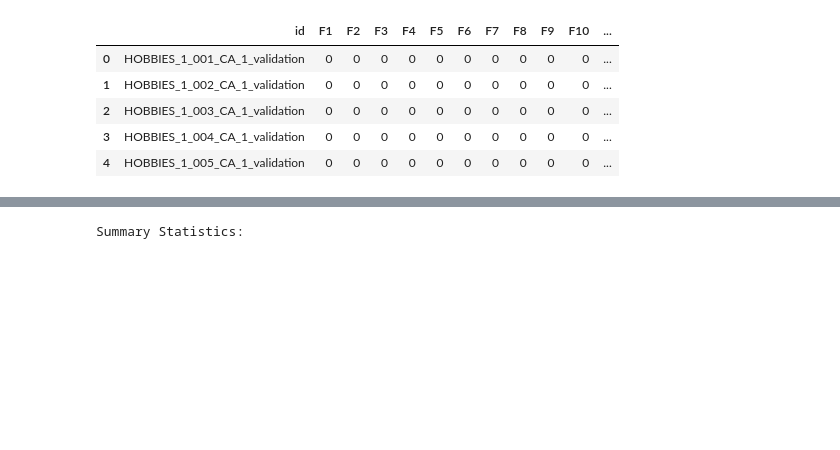
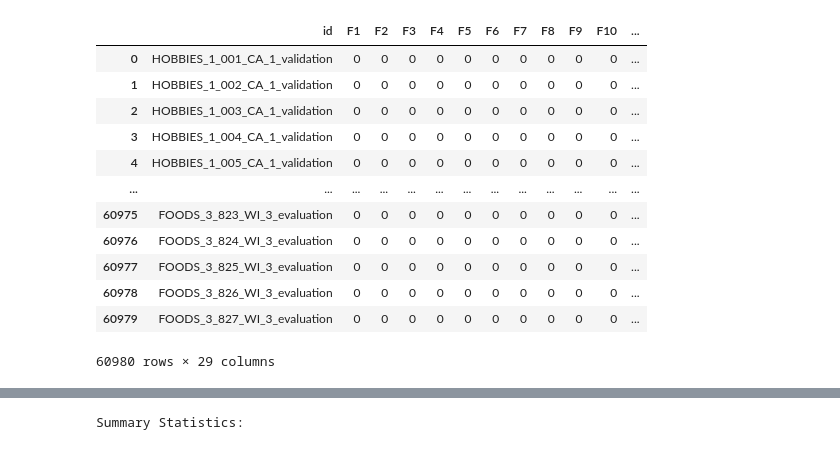
Before and after one commit to Catarina777/M5_forecasting, a Jupyter notebook: data_exploration.ipynb, the cells around one changed output, grey strips where cells are left out. Drawn from its saved outputs; the diff is of its cells as text; code cells hidden in the pictures; blank space fills up the shorter version.

```diff
--- a/data_exploration.ipynb
+++ b/data_exploration.ipynb
@@ -25,9 +30,16 @@ sellp = pd.read_csv('sell_prices.csv')
 # %%
-ss.head()
+ss
 # %% [output]
 |  | id | F1 | F2 | F3 | F4 | F5 | F6 | F7 | F8 | F9 | F10 | ... |
 | 0 | HOBBIES_1_001_CA_1_validation | 0 | 0 | 0 | 0 | 0 | 0 | 0 | 0 | 0 | 0 | ... |
 | 1 | HOBBIES_1_002_CA_1_validation | 0 | 0 | 0 | 0 | 0 | 0 | 0 | 0 | 0 | 0 | ... |
 | 2 | HOBBIES_1_003_CA_1_validation | 0 | 0 | 0 | 0 | 0 | 0 | 0 | 0 | 0 | 0 | ... |
 | 3 | HOBBIES_1_004_CA_1_validation | 0 | 0 | 0 | 0 | 0 | 0 | 0 | 0 | 0 | 0 | ... |
 | 4 | HOBBIES_1_005_CA_1_validation | 0 | 0 | 0 | 0 | 0 | 0 | 0 | 0 | 0 | 0 | ... |
+| ... | ... | ... | ... | ... | ... | ... | ... | ... | ... | ... | ... | ... |
+| 60975 | FOODS_3_823_WI_3_evaluation | 0 | 0 | 0 | 0 | 0 | 0 | 0 | 0 | 0 | 0 | ... |
+| 60976 | FOODS_3_824_WI_3_evaluation | 0 | 0 | 0 | 0 | 0 | 0 | 0 | 0 | 0 | 0 | ... |
+| 60977 | FOODS_3_825_WI_3_evaluation | 0 | 0 | 0 | 0 | 0 | 0 | 0 | 0 | 0 | 0 | ... |
+| 60978 | FOODS_3_826_WI_3_evaluation | 0 | 0 | 0 | 0 | 0 | 0 | 0 | 0 | 0 | 0 | ... |
+| 60979 | FOODS_3_827_WI_3_evaluation | 0 | 0 | 0 | 0 | 0 | 0 | 0 | 0 | 0 | 0 | ... |
+60980 rows × 29 columns
```
Also changed, not shown: parts of 37 cells of this notebook, 7 other files.
